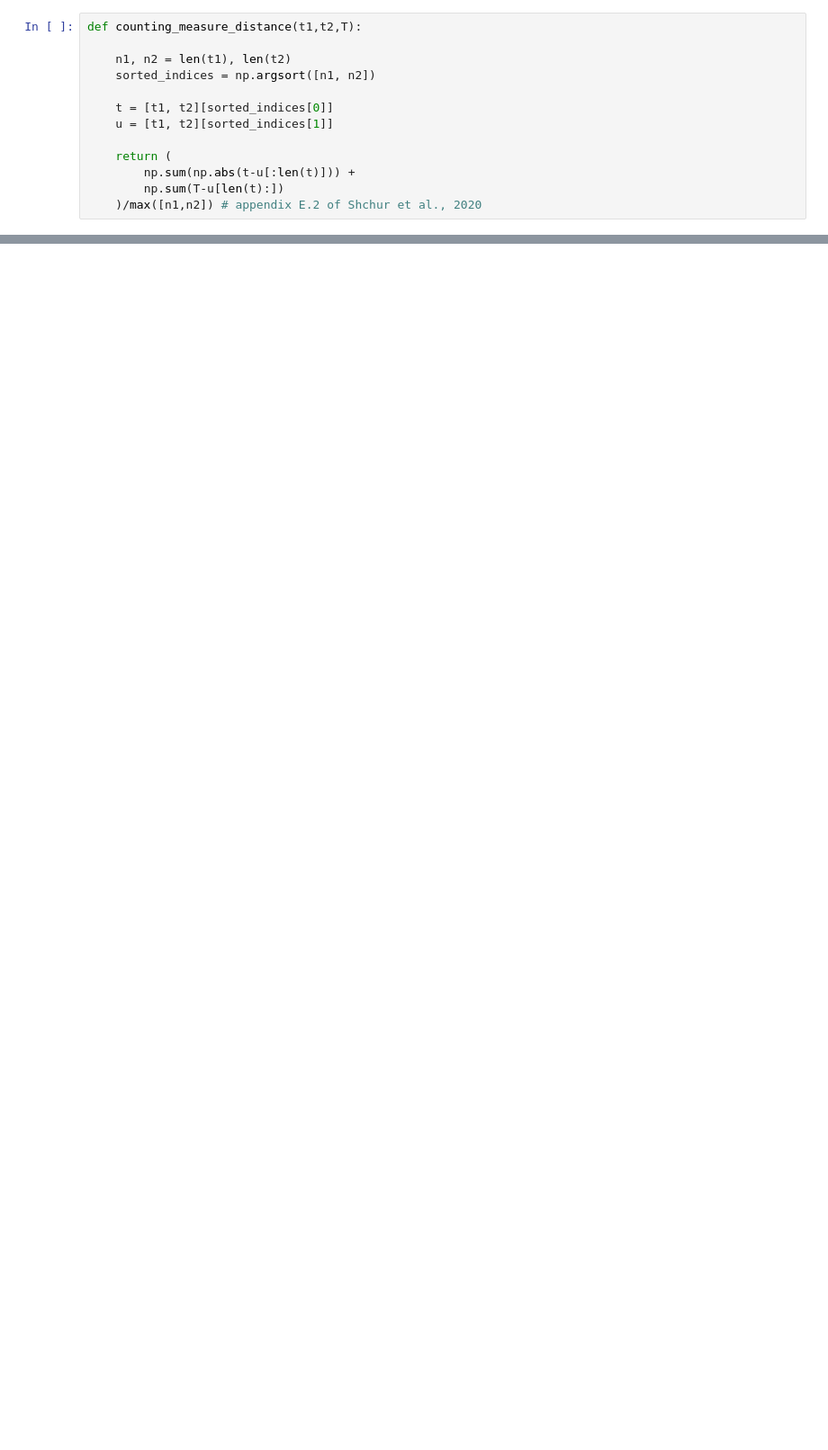
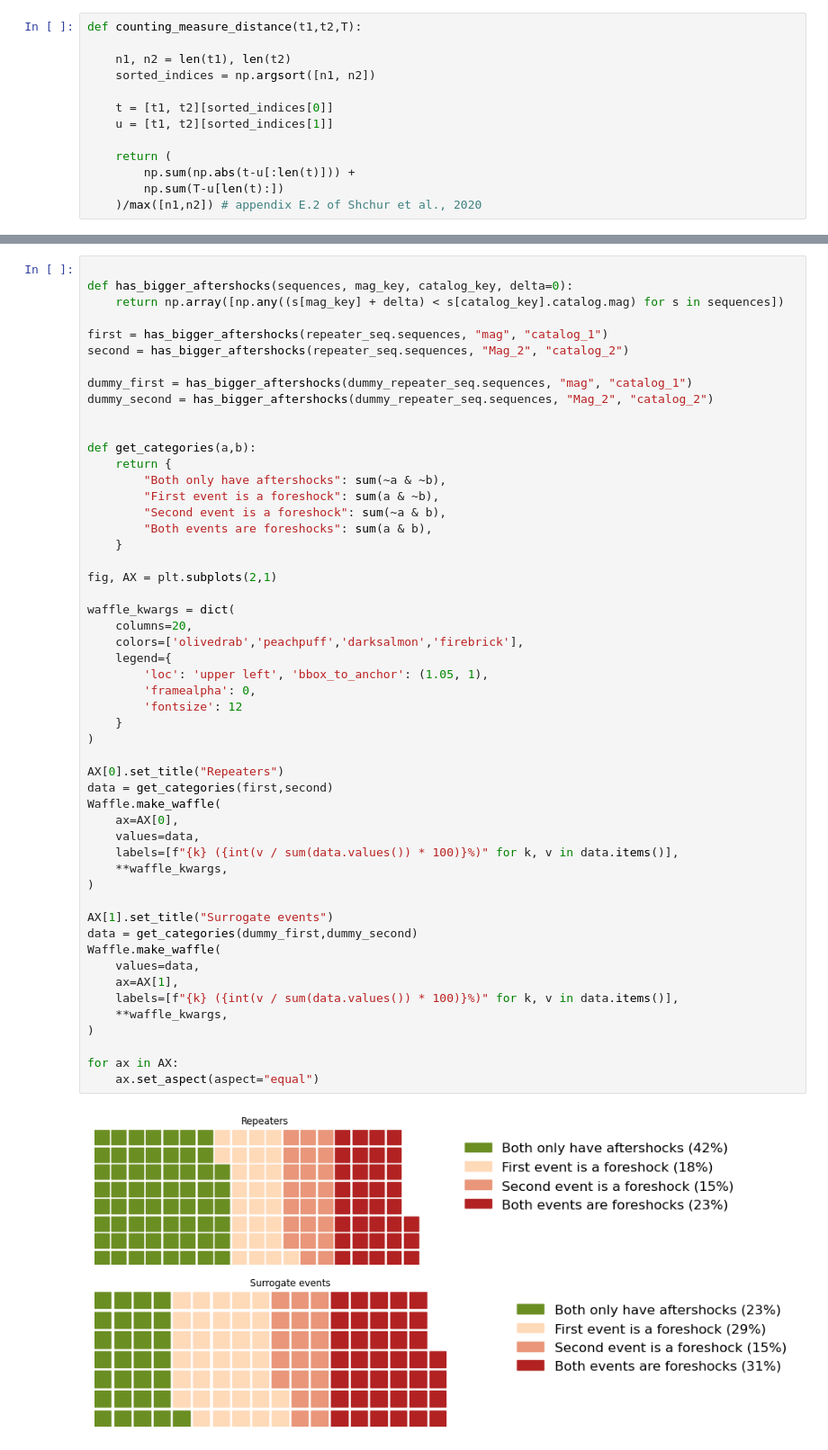
Before and after one commit to keliankaz/repeaters, a Jupyter notebook: repeaters_and_sequences.ipynb, the cells around one changed output, grey strips where cells are left out. Shown at 90% size. Saved outputs shown, nothing was run; the diff lists cells and outputs as text; blank space fills up the shorter version.

Commit message:
waffles

```diff
--- a/repeaters_and_sequences.ipynb
+++ b/repeaters_and_sequences.ipynb
@@ -270,0 +288,54 @@ plt.tight_layout()
+# %%
+
+def has_bigger_aftershocks(sequences, mag_key, catalog_key, delta=0):
+    return np.array([np.any((s[mag_key] + delta) < s[catalog_key].catalog.mag) for s in sequences])
+
+first = has_bigger_aftershocks(repeater_seq.sequences, "mag", "catalog_1")
+second = has_bigger_aftershocks(repeater_seq.sequences, "Mag_2", "catalog_2")
+
+dummy_first = has_bigger_aftershocks(dummy_repeater_seq.sequences, "mag", "catalog_1")
+dummy_second = has_bigger_aftershocks(dummy_repeater_seq.sequences, "Mag_2", "catalog_2")
+
+
+def get_categories(a,b):
+    return {
+        "Both only have aftershocks": sum(~a & ~b),
+        "First event is a foreshock": sum(a & ~b),
+        "Second event is a foreshock": sum(~a & b),
+        "Both events are foreshocks": sum(a & b),
+    }
+
+fig, AX = plt.subplots(2,1)
+
+waffle_kwargs = dict(
+    columns=20,
+    colors=['olivedrab','peachpuff','darksalmon','firebrick'],
+    legend={
+        'loc': 'upper left', 'bbox_to_anchor': (1.05, 1),
+        'framealpha': 0,
+        'fontsize': 12
+    }
+)
+
+AX[0].set_title("Repeaters")
+data = get_categories(first,second)
+Waffle.make_waffle(
+    ax=AX[0],
+    values=data,
+    labels=[f"{k} ({int(v / sum(data.values()) * 100)}%)" for k, v in data.items()],
+    **waffle_kwargs,
+)
+
+AX[1].set_title("Surrogate events")
+data = get_categories(dummy_first,dummy_second)
+Waffle.make_waffle(
+    values=data,
+    ax=AX[1],
+    labels=[f"{k} ({int(v / sum(data.values()) * 100)}%)" for k, v in data.items()],
+    **waffle_kwargs,
+)
+
+for ax in AX:
+    ax.set_aspect(aspect="equal")
+# %% [output]
+[figure, added]
```
Also changed, not shown: parts of 11 cells of this notebook, 1 other file.
